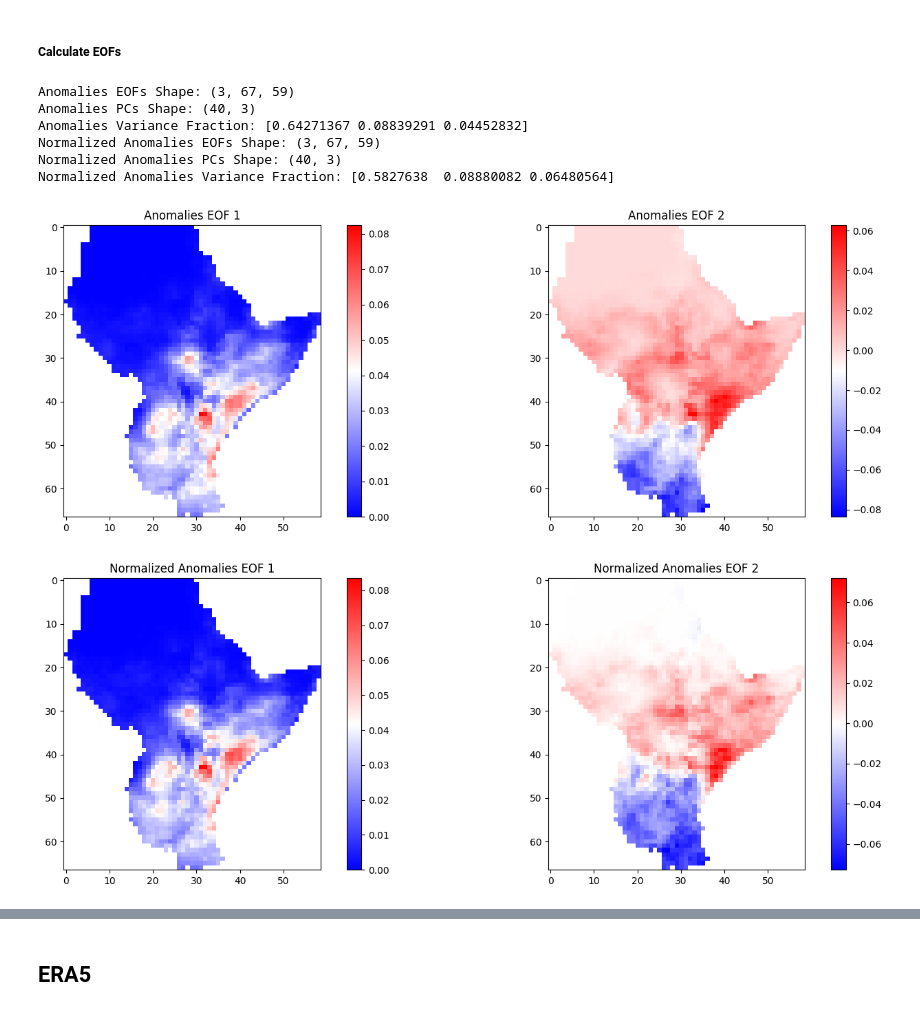
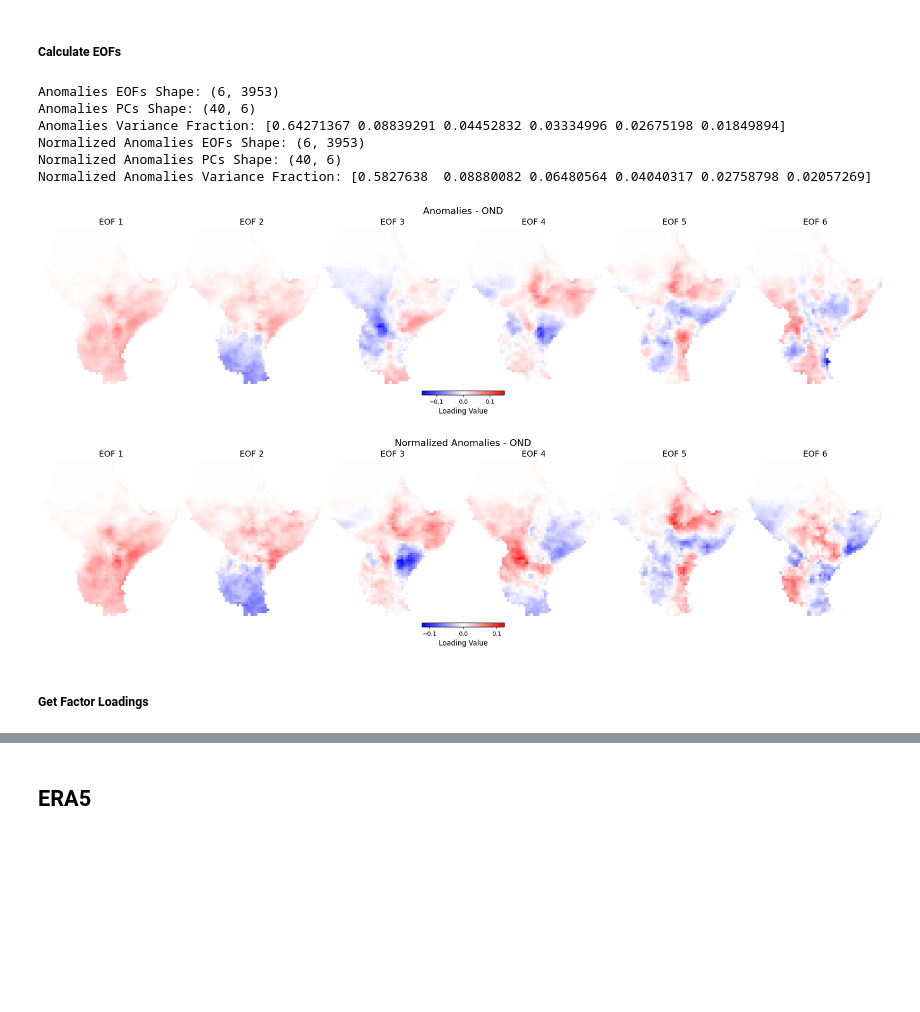
Before and after one commit to SeasonalForecastingEngine/CONFER-WP3, a Jupyter notebook: notebooks/lasso_fcst_example.ipynb, the cells around one changed output, grey strips where cells are left out. Cells and saved outputs as stored; diff of their text form; code cells hidden in the pictures; blank space fills up the shorter version.

Commit message:
Changes to be committed: 	modified:   notebooks/factor_loadings.nc 	modified:   notebooks/lasso_fcst_example.ipynb 	modified:   testdata/chirps_anomalies_normal.nc 	new file:   testdata/fls.nc

```diff
--- a/notebooks/lasso_fcst_example.ipynb
+++ b/notebooks/lasso_fcst_example.ipynb
@@ -160,7 +144,7 @@ test_dir = "/nr/samba/user/ahellevik/CONFER-WP3/testdata/"
 
 # Load data
 box = [lon_bnds[0], lon_bnds[1], lat_bnds[0], lat_bnds[1]]
-year, lon, lat, prec_data = load_raw_data(chirps_dir, "chirps", box, [i for i in range(1981, 2021)], season=season) # 1993, 2021
+year, lon, lat, prec_data = load_raw_data(chirps_dir, "chirps", box, [i for i in range(year_train_start, year_train_end+1)], season=season) # 1993, 2021
 prec_data.shape
 print("Loaded data shape:", prec_data.shape)
 print("NaN values in loaded data:", np.isnan(prec_data).sum())
@@ -425,13 +409,13 @@ def compute_eofs_pcs(data, n_eofs = None):
 # %%
 # Reshape the data to 2D (time, space) for EOF computation
 year, lat, lon = anomalies.shape
-anomalies_reshaped = anomalies.reshape(year, lat * lon)
-normalized_anomalies_reshaped = anomalies_normal.reshape(year, lat * lon)
+anomalies_reshaped_2D = anomalies.reshape(year, lat * lon)
+anomalies_normal_reshaped_2D = anomalies_normal.reshape(year, lat * lon)
 
 
-n_eofs = 3  # Number of EOFs to compute
-eofs_anomalies, pcs_anomalies, var_frac_anomalies = compute_eofs_pcs(anomalies, n_eofs=n_eofs)
-eofs_ano_normal, pcs_ano_normal, var_frac_ano_normal = compute_eofs_pcs(anomalies_normal, n_eofs=n_eofs)
+n_eofs = 6  # Number of EOFs to compute
+eofs_anomalies, pcs_anomalies, var_frac_anomalies = compute_eofs_pcs(anomalies_reshaped_2D, n_eofs=n_eofs)
+eofs_ano_normal, pcs_ano_normal, var_frac_ano_normal = compute_eofs_pcs(anomalies_normal_reshaped_2D, n_eofs=n_eofs)
 
 print("Anomalies EOFs Shape:", eofs_anomalies.shape)
 print("Anomalies PCs Shape:", pcs_anomalies.shape)
@@ -440,38 +424,46 @@ print("Normalized Anomalies EOFs Shape:", eofs_ano_normal.shape)
 print("Normalized Anomalies PCs Shape:", pcs_ano_normal.shape)
 print("Normalized Anomalies Variance Fraction:", var_frac_ano_normal)
 # %% [output]
-Anomalies EOFs Shape: (3, 67, 59)
-Anomalies PCs Shape: (40, 3)
-Anomalies Variance Fraction: [0.64271367 0.08839291 0.04452832]
-Normalized Anomalies EOFs Shape: (3, 67, 59)
-Normalized Anomalies PCs Shape: (40, 3)
-Normalized Anomalies Variance Fraction: [0.5827638  0.08880082 0.06480564]
+Anomalies EOFs Shape: (6, 3953)
+Anomalies PCs Shape: (40, 6)
+Anomalies Variance Fraction: [0.64271367 0.08839291 0.04452832 0.03334996 0.02675198 0.01849894]
+Normalized Anomalies EOFs Shape: (6, 3953)
+Normalized Anomalies PCs Shape: (40, 6)
+Normalized Anomalies Variance Fraction: [0.5827638  0.08880082 0.06480564 0.04040317 0.02758798 0.02057269]
 # %%
 # Reshape the EOFs back to the original spatial dimensions
 eofs_anomalies_reshaped = eofs_anomalies.reshape(n_eofs, lat, lon)
 eofs_norm_anomalies_reshaped = eofs_ano_normal.reshape(n_eofs, lat, lon)
 
 # Plotting function
-def plot_eofs(eofs, title, cmap='bwr'):
-    fig, axes = plt.subplots(1, 2, figsize=(15, 5))
+def plot_eofs(eofs, title, n_eofs = 1, cmap='bwr'):
+    fig, axes = plt.subplots(1, n_eofs, figsize=(20, 5), constrained_layout=True)
 
-    for i in range(2):
+    vmin, vmax = -np.max(abs(eofs)), np.max(abs(eofs))
+
+    for col in range(n_eofs):
+        ax = axes[col]
         # Flip the EOF arrays vertically
-        flipped_eof = np.flipud(eofs[i])
-        im = axes[i].imshow(flipped_eof, cmap=cmap, interpolation='none')
-        axes[i].set_title(f'{title} EOF {i+1}')
-        fig.colorbar(im, ax=axes[i])
+        flipped_eof = np.flipud(eofs[col])
+        im = ax.imshow(flipped_eof, cmap=cmap, interpolation='none', vmin=vmin, vmax=vmax)
+        ax.set_title(f'EOF {col + 1}', fontsize=14)
+        ax.axis('off')
 
-    plt.tight_layout()
+    cbar = fig.colorbar(im, ax=axes, orientation='horizontal', fraction=0.025, pad=0.04)
+    cbar.set_label('Loading Value', fontsize=12)
+
+    plt.suptitle(title, fontsize=16)
     plt.show()
 
 # Plot EOFs for anomalies
-plot_eofs(eofs_anomalies_reshaped, 'Anomalies')
+plot_eofs(eofs_anomalies_reshaped, 'Anomalies - OND', n_eofs=n_eofs)
 
 # Plot EOFs for normalized anomalies
-plot_eofs(eofs_norm_anomalies_reshaped, 'Normalized Anomalies')
+plot_eofs(eofs_norm_anomalies_reshaped, 'Normalized Anomalies - OND', n_eofs=n_eofs)
 # %% [output]
-[figure, old version]
+[figure, new version]
-[figure, old version]
+[figure, new version]
+# %% [markdown]
+##### Get Factor Loadings
 # %%
 # Function to plot time series of the principal components
```
Also changed, not shown: parts of 35 cells of this notebook, 3 other files.
